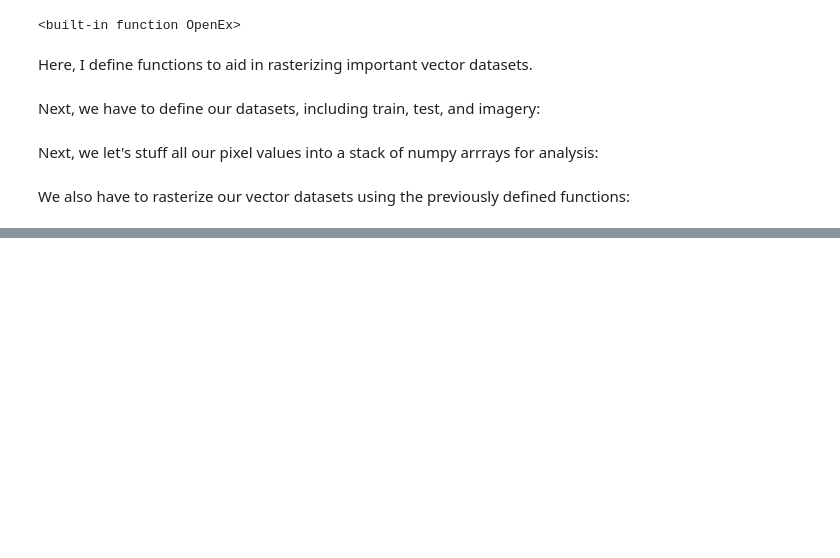
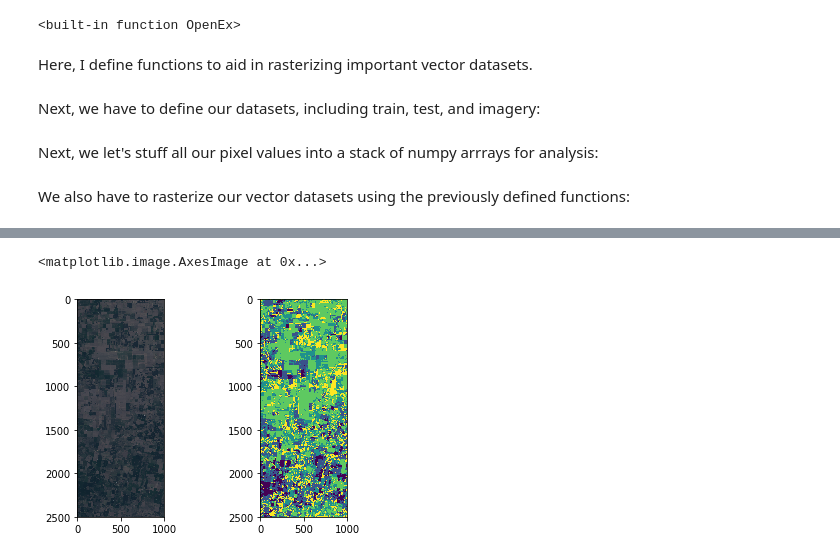
Before and after one commit to karlaking/poverty-predictor, a Jupyter notebook: data_selection.ipynb, the cells around one changed output, grey strips where cells are left out. Cells and saved outputs as stored; diff of their text form; code cells hidden in the pictures; blank space fills up the shorter version.

Commit message:
Complete random forest classifier on test data

```diff
--- a/data_selection.ipynb
+++ b/data_selection.ipynb
@@ -161,0 +167,3 @@ print (gdal)
+# %%
+classifier = RandomForestClassifier(n_jobs=-1)
+classifier.fit(training_samples, training_labels)
@@ -161,0 +181,5 @@ print (gdal)
+# %%
+n_samples = rows*cols
+flat_pixels = bands_data.reshape((n_samples, n_bands))
+result = classifier.predict(flat_pixels)
+classification = result.reshape((rows, cols))
@@ -161,0 +190,15 @@ print (gdal)
+# %%
+from matplotlib import pyplot as plt
+f = plt.figure()
+f.add_subplot(1, 2, 2)
+r = bands_data[:,:,3]
+g = bands_data[:,:,2]
+b = bands_data[:,:,1]
+rgb = np.dstack([r,g,b])
+f.add_subplot(1, 2, 1)
+plt.imshow(rgb/255)
+f.add_subplot(1, 2, 2)
+plt.imshow(classification)
+# %% [output]
+<matplotlib.image.AxesImage at 0x...>
+[figure, added]
```
Also changed, not shown: parts of 6 cells of this notebook.
